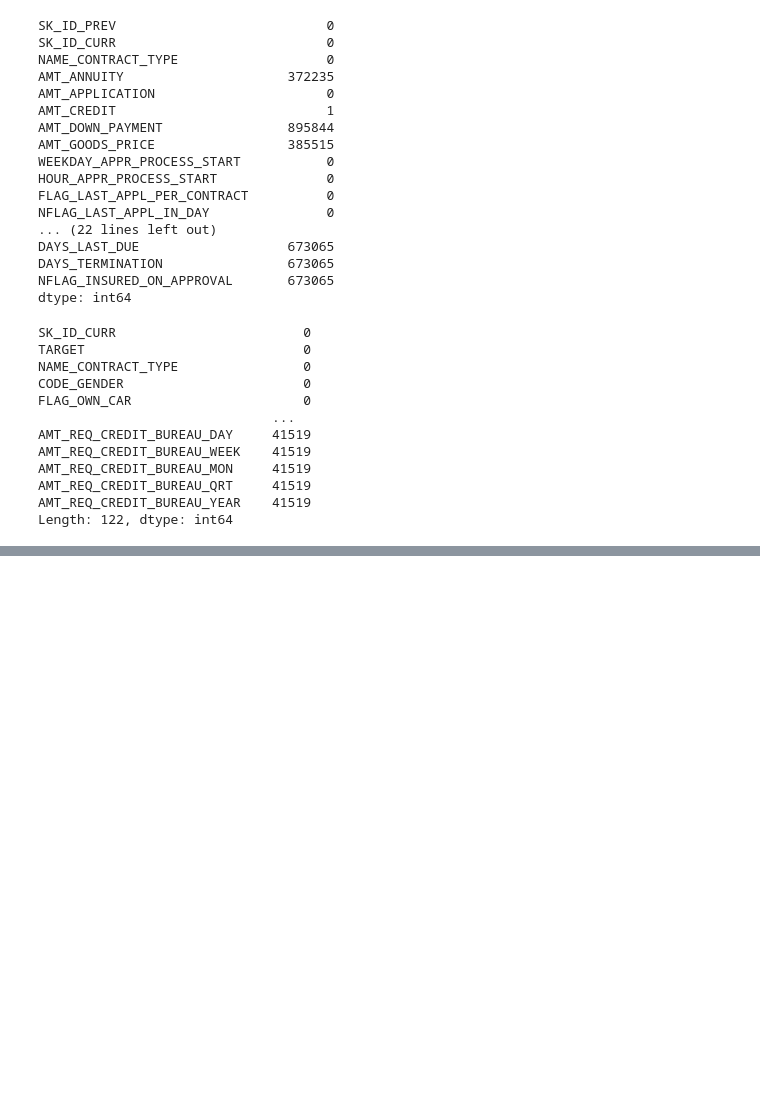
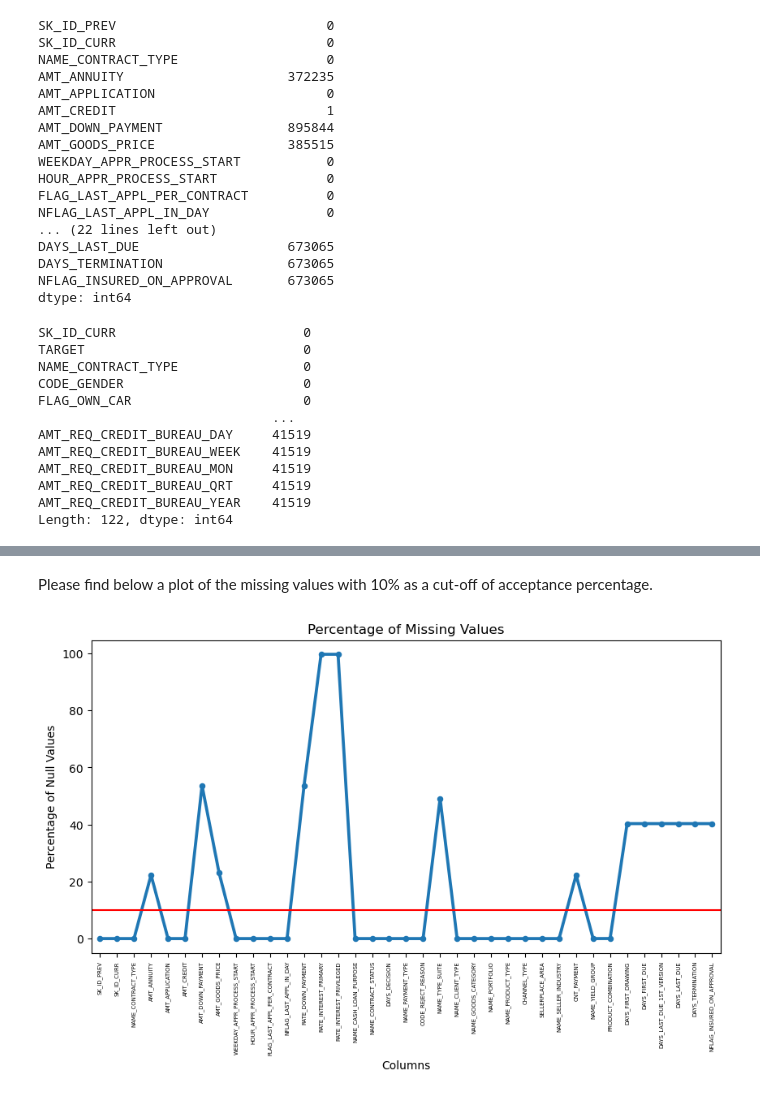
Before and after one commit to Srujana-Gottumukkala/Data-Analysis-Projects-Python, a Jupyter notebook: 6. Credit Risk Assessment.ipynb, the cells around one changed output, grey strips where cells are left out. Drawn from its saved outputs; the diff is of its cells as text; code cells hidden in the pictures; blank space fills up the shorter version.

```diff
--- a/6. Credit Risk Assessment.ipynb
+++ b/6. Credit Risk Assessment.ipynb
@@ -164,0 +220,15 @@ Length: 122, dtype: int64
+# %% [markdown]
+Please find below a plot of the missing values with 10% as a cut-off of acceptance percentage.
+# %%
+acceptance_past_applications = pd.DataFrame((past_applications.isnull().sum())*100/past_applications.shape[0]).reset_index()
+acceptance_past_applications.columns = ['Column Name', 'Percentage of Null Values']
+percent_missing_fig = plt.figure(figsize = (10,5))
+acceptance = sns.pointplot(x = 'Column Name', y = 'Percentage of Null Values', data = acceptance_past_applications, marker = '.')
+plt.xticks(rotation = 90, fontsize = 5)
+acceptance.axhline(10, ls='-', color = 'red')
+plt.title('Percentage of Missing Values')
+plt.ylabel('Percentage of Null Values')
+plt.xlabel('Columns')
+plt.show()
+# %% [output]
+[figure, added]
```
Also changed, not shown: parts of 7 cells of this notebook.
